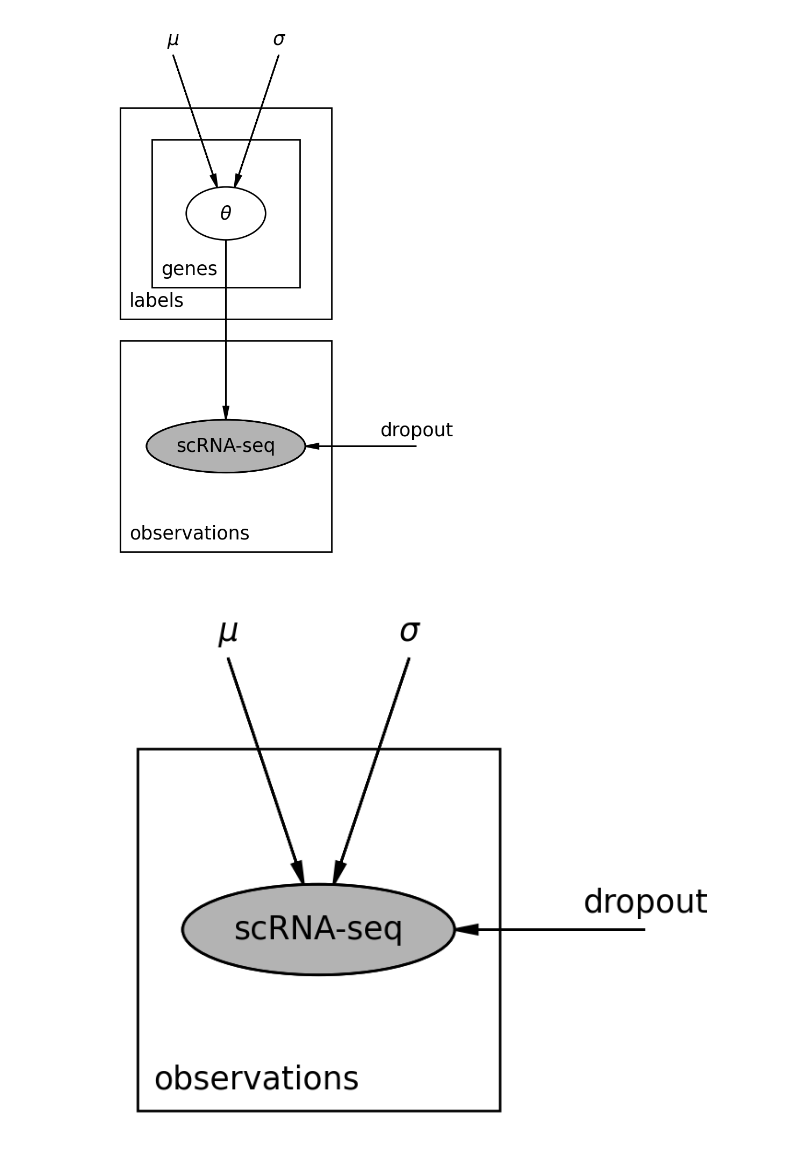
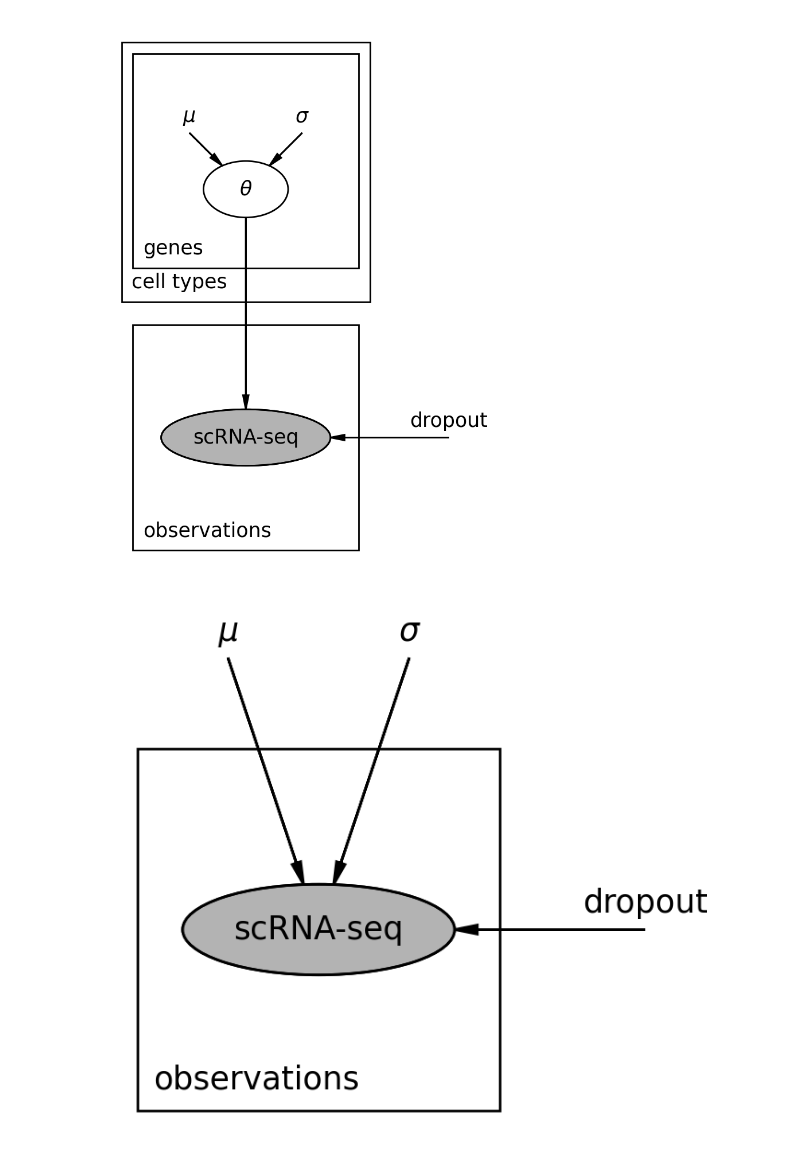
Before and after one commit to lutrarutra/deconv, a Jupyter notebook: notebooks/models.ipynb, the cells around one changed output. Drawn from its saved outputs; the diff is of its cells as text; code cells hidden in the pictures.

```diff
--- a/notebooks/models.ipynb
+++ b/notebooks/models.ipynb
@@ -87,28 +93,28 @@ p.savefig("../deconV/figures/NB.pdf")
 # %%
 # LogNormal
 p = daft.PGM(aspect=3, dpi=250, line_width=0.8)
-p.add_plate([0.3, 0.3, 1.4, 1.4], label="genes")
-p.add_plate([0, 0, 2,2], label="labels")
+p.add_plate([0, 0.3, 2, 1.9], label="genes")
+p.add_plate([-0.1, 0, 2.2, 2.3], label="cell types")
 p.add_plate([0, -2.2, 2,2], label="observations")
 
 p.add_node("theta", r"$\theta$", 1, 1, aspect=1.5)
 
-p.add_node("mu", r"$\mu$", 0.5, 2.5, scale=0, fixed=True)
-p.add_node("sigma", r"$\sigma$", 1.5, 2.5, scale=0, fixed=True)
+p.add_node("mu", r"$\mu$", 0.5, 1.5, scale=0, fixed=True)
+p.add_node("sigma", r"$\sigma$", 1.5, 1.5, scale=0, fixed=True)
 
 p.add_node("scRNA-seq", "scRNA-seq", 1, -1.2, observed=True)
 
 p.add_node("dropout", "dropout", 2.8, -1.2, scale=0, fixed=True)
 p.add_edge("dropout", "scRNA-seq")
 
 p.add_edge("mu", "theta")
 p.add_edge("sigma", "theta")
 p.add_edge("theta", "scRNA-seq")
 
 p.render()
 p.savefig("../deconV/figures/lognormal.pdf")
 # %% [output]
-[figure, old version]
+[figure, new version]
 # %%
 # Static
 p = daft.PGM(aspect=3, dpi=250, line_width=0.8)
```
Also changed, not shown: parts of 3 cells of this notebook, 8 other files.
